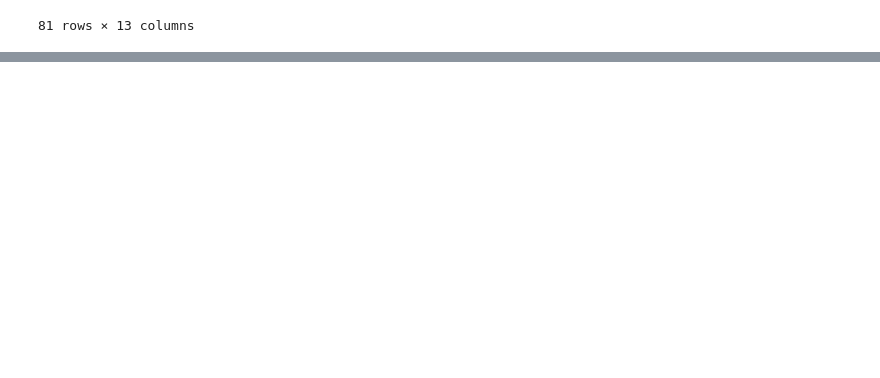
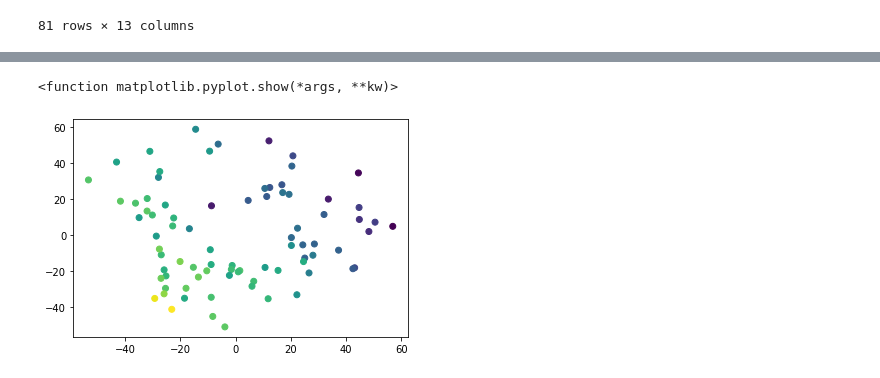
Before and after one commit to tifusisito/AnalisisFutbol, a Jupyter notebook: Cavani.ipynb, the cells around one changed output, grey strips where cells are left out. Saved outputs shown, nothing was run; the diff lists cells and outputs as text; code cells hidden in the pictures; blank space fills up the shorter version.

```diff
--- a/Cavani.ipynb
+++ b/Cavani.ipynb
@@ -263,0 +392,11 @@ plt.legend()
+# %%
+pca = PCA(n_components=2)
+pca.fit(PassClusters)
+transformed = pca.transform(PassClusters)
+xs = transformed[:,0]
+ys = transformed[:,1]
+plt.scatter(xs,ys,c=x1)
+plt.show
+# %% [output]
+<function matplotlib.pyplot.show(*args, **kw)>
+[figure, added]
```
Also changed, not shown: parts of 10 cells of this notebook.
